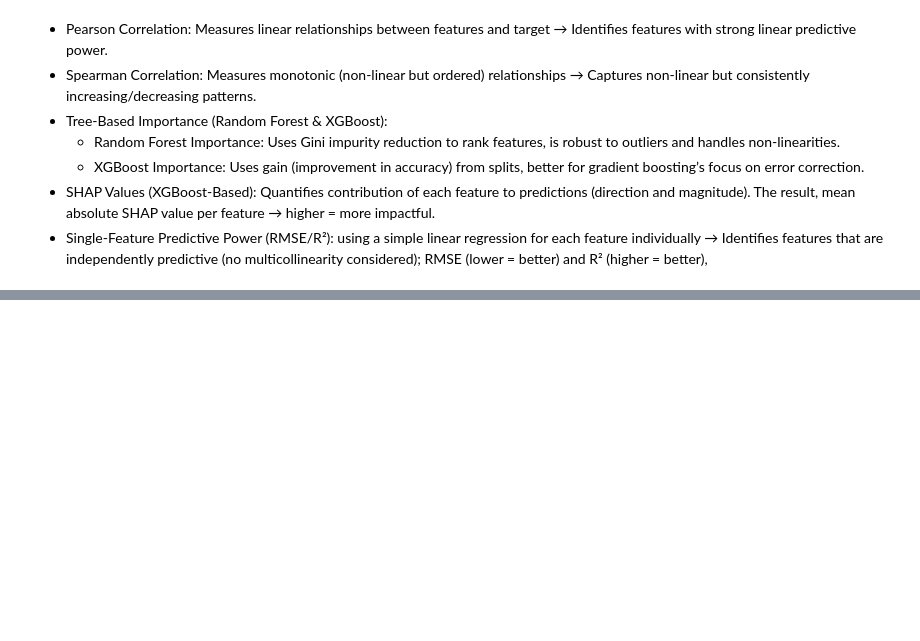
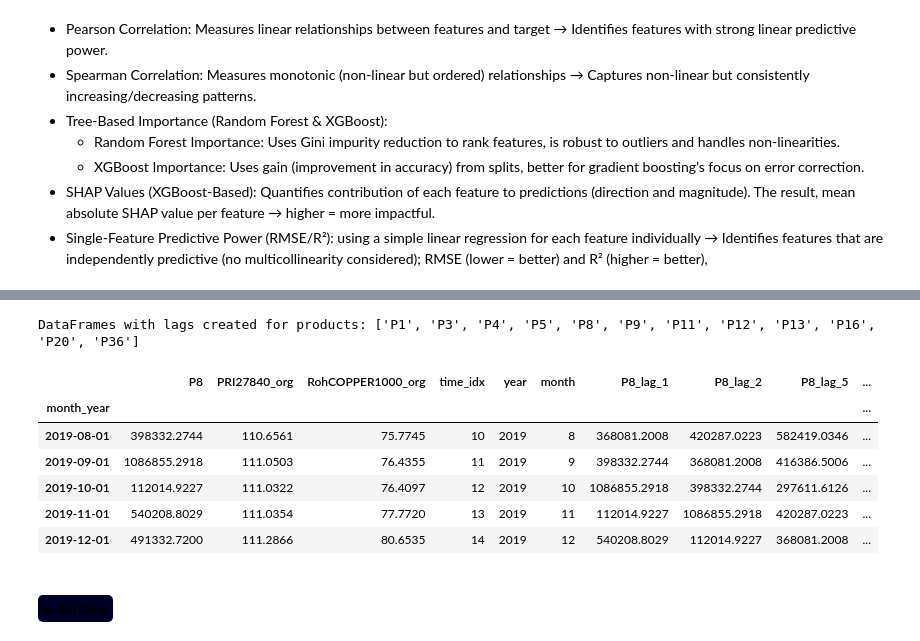
Before and after one commit to BeatrizAzevedoMonteiro/BCwDS_Case-2_SIEMENS_MonthlySalesForecast, a Jupyter notebook: Versão_Bea.ipynb, the cells around one changed output, grey strips where cells are left out. Saved outputs shown, nothing was run; the diff lists cells and outputs as text; code cells hidden in the pictures; blank space fills up the shorter version.

Commit message:
ft selection + lags + outliers

```diff
--- a/Versão_Bea.ipynb
+++ b/Versão_Bea.ipynb
@@ -2428,0 +2636,43 @@ Product | ★ Best overall | Strong performer | Good candidates
+# %%
+significant_lags = {
+    'P1': [6, 18],
+    'P3': [12],
+    'P4': [3, 6, 17],
+    'P5': [17, 7, 10],
+    'P8': [1, 2, 5, 6, 10],
+    'P9': [12],
+    'P11': [12, 18, 8],
+    'P12': [1, 12, 18],
+    'P13': [17, 5, 8],
+    'P16': [3, 7, 8, 9, 10],
+    'P20': [4],
+    'P36': [10]}
+
+lagged_product_dfs = {}
+
+# Apply the function to each product dataframe with its respective significant lags
+for p, lags in significant_lags.items():
+    # Get the original product DataFrame from product_dfs
+    original_df = product_dfs[p]
+
+    # Create a new DataFrame with lag and moving average features
+    lagged_df = create_time_series_features(original_df, lags)
+
+    # Store the lagged version in lagged_product_dfs
+    lagged_product_dfs[p] = lagged_df
+
+print("DataFrames with lags created for products:", list(lagged_product_dfs.keys()))
+# %% [output]
+DataFrames with lags created for products: ['P1', 'P3', 'P4', 'P5', 'P8', 'P9', 'P11', 'P12', 'P13', 'P16', 'P20', 'P36']
+# %%
+lagged_product_dfs["P8"].head()
+# %% [output]
+|  | P8 | PRI27840_org | RohCOPPER1000_org | time_idx | year | month | P8_lag_1 | P8_lag_2 | P8_lag_5 | ... |
+| month_year |  |  |  |  |  |  |  |  |  | ... |
+| 2019-08-01 | 398332.2744 | 110.6561 | 75.7745 | 10 | 2019 | 8 | 368081.2008 | 420287.0223 | 582419.0346 | ... |
+| 2019-09-01 | 1086855.2918 | 111.0503 | 76.4355 | 11 | 2019 | 9 | 398332.2744 | 368081.2008 | 416386.5006 | ... |
+| 2019-10-01 | 112014.9227 | 111.0322 | 76.4097 | 12 | 2019 | 10 | 1086855.2918 | 398332.2744 | 297611.6126 | ... |
+| 2019-11-01 | 540208.8029 | 111.0354 | 77.7720 | 13 | 2019 | 11 | 112014.9227 | 1086855.2918 | 420287.0223 | ... |
+| 2019-12-01 | 491332.7200 | 111.2866 | 80.6535 | 14 | 2019 | 12 | 540208.8029 | 112014.9227 | 368081.2008 | ... |
+# %% [markdown]
+#### <span style="background-color:#000027; padding:5px; border-radius:5px;">**6. Outliers**</span> <a id='outliers'></a>
```
Also changed, not shown: parts of 25 cells of this notebook, 42 other files.
